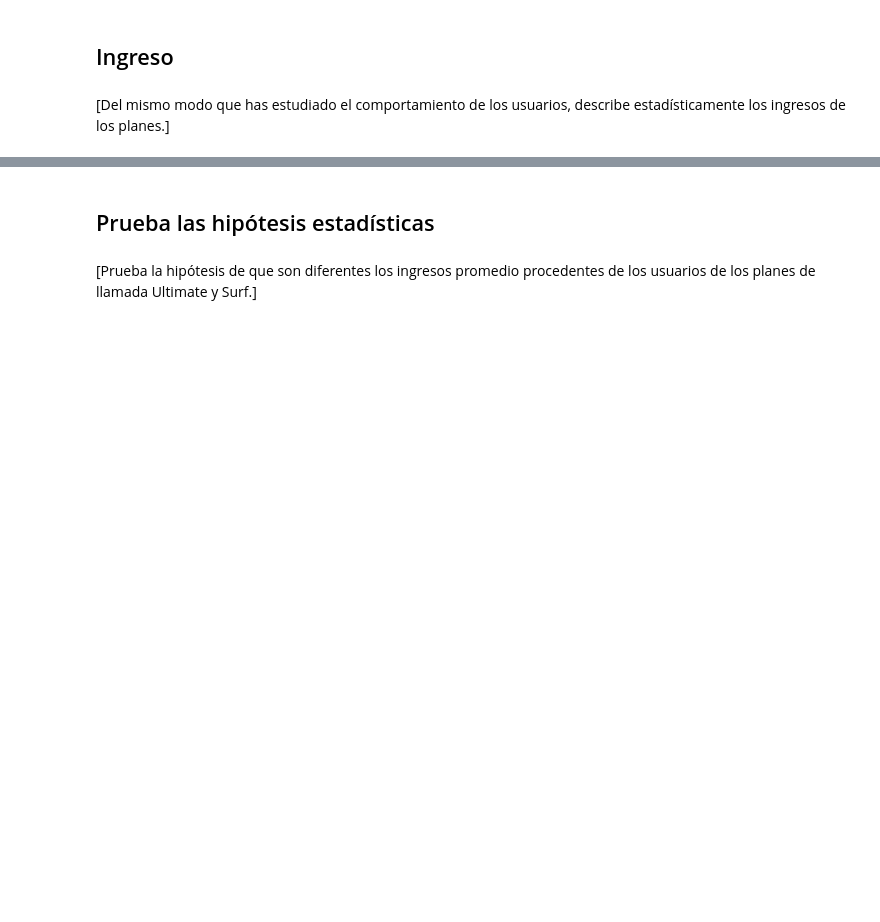
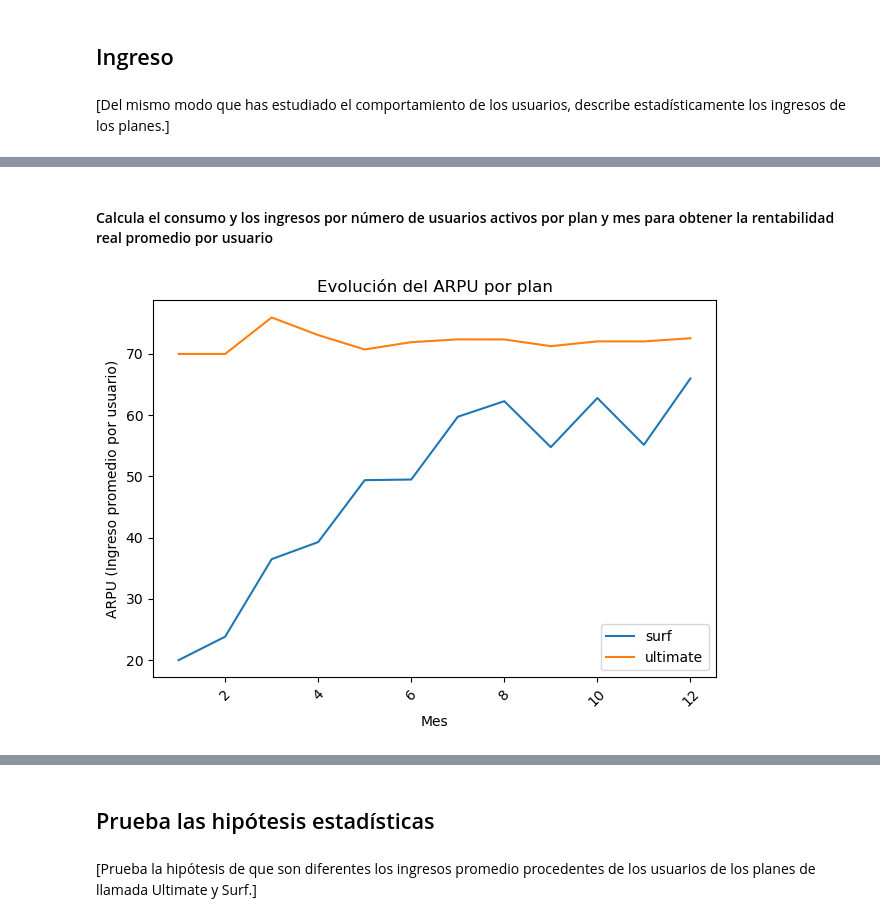
Before and after one commit to ManuelGP1273/Proyecto-empresa-de-telefonia, a Jupyter notebook: Cual es la mejor tarifa.ipynb, the cells around one changed output, grey strips where cells are left out. Drawn from its saved outputs; the diff is of its cells as text; code cells hidden in the pictures; blank space fills up the shorter version.

```diff
--- a/Cual es la mejor tarifa.ipynb
+++ b/Cual es la mejor tarifa.ipynb
@@ -1100,0 +1177,2 @@ La varianza de los ingresos es de:  20004453.176674824
+# %% [markdown]
+#### Calcula el consumo y los ingresos por número de usuarios activos por plan y mes para obtener la rentabilidad real promedio por usuario
@@ -1100,0 +1206,18 @@ La varianza de los ingresos es de:  20004453.176674824
+# %%
+# Comparar la evolución del ARPU (Ingreso promedio por usuario activo) por plan en el tiempo.
+
+import matplotlib.pyplot as plt
+
+for plan in monthly_plan_summary['plan_name'].unique():
+    data = monthly_plan_summary[monthly_plan_summary['plan_name'] == plan]
+    plt.plot(data['month'], data['arpu'], label=plan)
+
+plt.xlabel('Mes')
+plt.ylabel('ARPU (Ingreso promedio por usuario)')
+plt.title('Evolución del ARPU por plan')
+plt.legend()
+plt.xticks(rotation=45)
+plt.tight_layout()
+plt.show()
+# %% [output]
+[figure, added]
```
Also changed, not shown: parts of 40 cells of this notebook, 1 other file.
